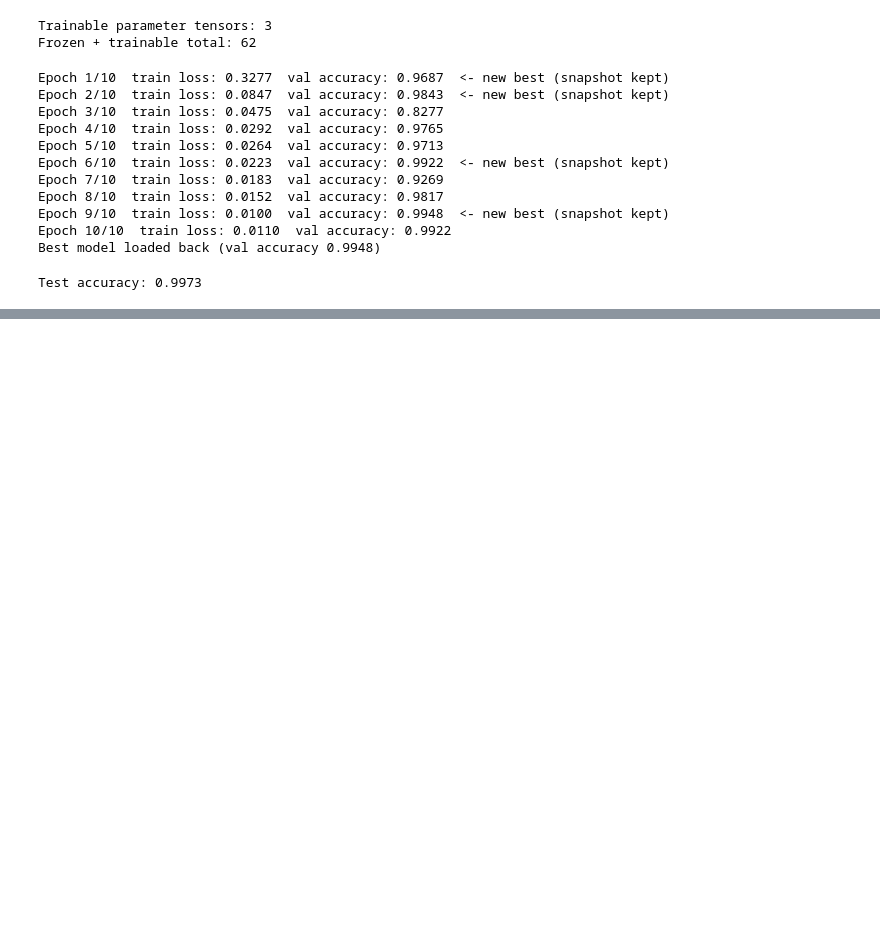
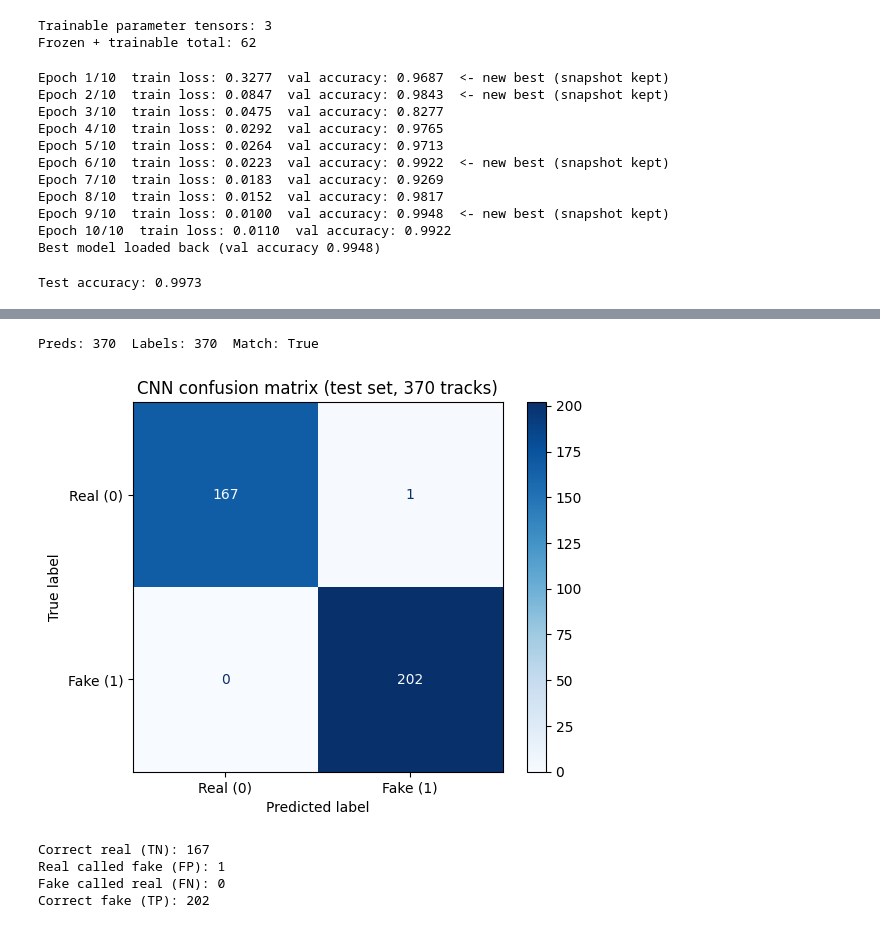
Before and after one commit to cianbond/ai-music-detector, a Jupyter notebook: cnn_training.ipynb, the cells around one changed output, grey strips where cells are left out. Saved outputs shown, nothing was run; the diff lists cells and outputs as text; code cells hidden in the pictures; blank space fills up the shorter version.

Commit message:
Add FR-005 evaluation: confusion matrix, precision/recall/F1, training curves and misclassification analysis

```diff
--- a/cnn_training.ipynb
+++ b/cnn_training.ipynb
@@ -491,3 +492,71 @@ total 43M
 drwx------ 3 root root 4.0K Jun 22 21:10 data
 -rw------- 1 root root  511 Jun 22 21:10 download_metadata.py
 -rw------- 1 root root  18K Jun 22 21:10 explore_data.ipynb
+# %%
+def get_predictions(model, loader, device):
+    """Runs the model over a dataset with no learning and hands back two plain lists: every verdict it gave and every true label in matching order.
+       This is the raw material for the confusion matrix and the mistake hunt."""
+
+    model.eval() # evaluation mode as always when not training
+
+    # make 2 lists for all of the results. one for predictions and one for labels
+    all_preds = []
+
+    all_labels = []
+
+    with torch.no_grad(): # no learning as just checking things here so no history tracking needed
+
+        for specs, labels in loader:
+
+            specs = specs.to(device) # batch joins the model on the GPU
+
+            outputs = model(specs).squeeze(1) # raw logits for the batch
+
+            preds = (outputs > 0).float() # logits to verdicts at the zero fence
+
+            all_preds.extend(preds.cpu().tolist())  # bring off the GPU and turn into plain numbers
+
+            all_labels.extend(labels.tolist()) # labels stayed on the cpu so straight to a list
+
+    return all_preds, all_labels
+
+# collect the test sets verdicts and truths (no learning happens so this is safe to rerun)
+test_preds, test_labels = get_predictions(model, test_loader, device)
+
+print("Preds:", len(test_preds), " Labels:", len(test_labels), " Match:", len(test_preds) == len(test_labels)) # both should be 370 and Match should be True
+# %% [output]
+Preds: 370  Labels: 370  Match: True
+# %%
+from sklearn.metrics import confusion_matrix, ConfusionMatrixDisplay
+import matplotlib.pyplot as plt
+
+# Build the confusion matrix from the 370 collected verdicts and truths. It splits the results into the four boxes so what kind of right and wrong can be seen and
+# not just the overall accuracy. (same tool the baseline notebook used so the two are comparable)
+
+cm = confusion_matrix(test_labels, test_preds) # count the four boxes (truths first, guesses second: the sklearn order)
+
+# show it as a labelled grid
+disp = ConfusionMatrixDisplay(confusion_matrix=cm, display_labels=["Real (0)", "Fake (1)"]) # prepare the drawing to be drawn below with readable class names
+
+disp.plot(cmap="Blues") # draw it out shading cells by count (big = dark and small = pale)
+
+plt.title("CNN confusion matrix (test set, 370 tracks)")
+
+plt.show()
+
+# also print the four numbers plainly
+tn, fp, fn, tp = cm.ravel() # unpack the grid into its four values
+
+print(f"Correct real (TN): {tn}") # truth real. guessed real. true negative
+
+print(f"Real called fake (FP): {fp}")  # truth real. guessed fake. false positive
+
+print(f"Fake called real (FN): {fn}") # truth fake. guessed real. false negative
+
+print(f"Correct fake (TP): {tp}") # truth fake. guessed fake. true positive
+# %% [output]
+[figure, added]
+Correct real (TN): 167
+Real called fake (FP): 1
+Fake called real (FN): 0
+Correct fake (TP): 202
```
Also changed, not shown: parts of 7 cells of this notebook.
